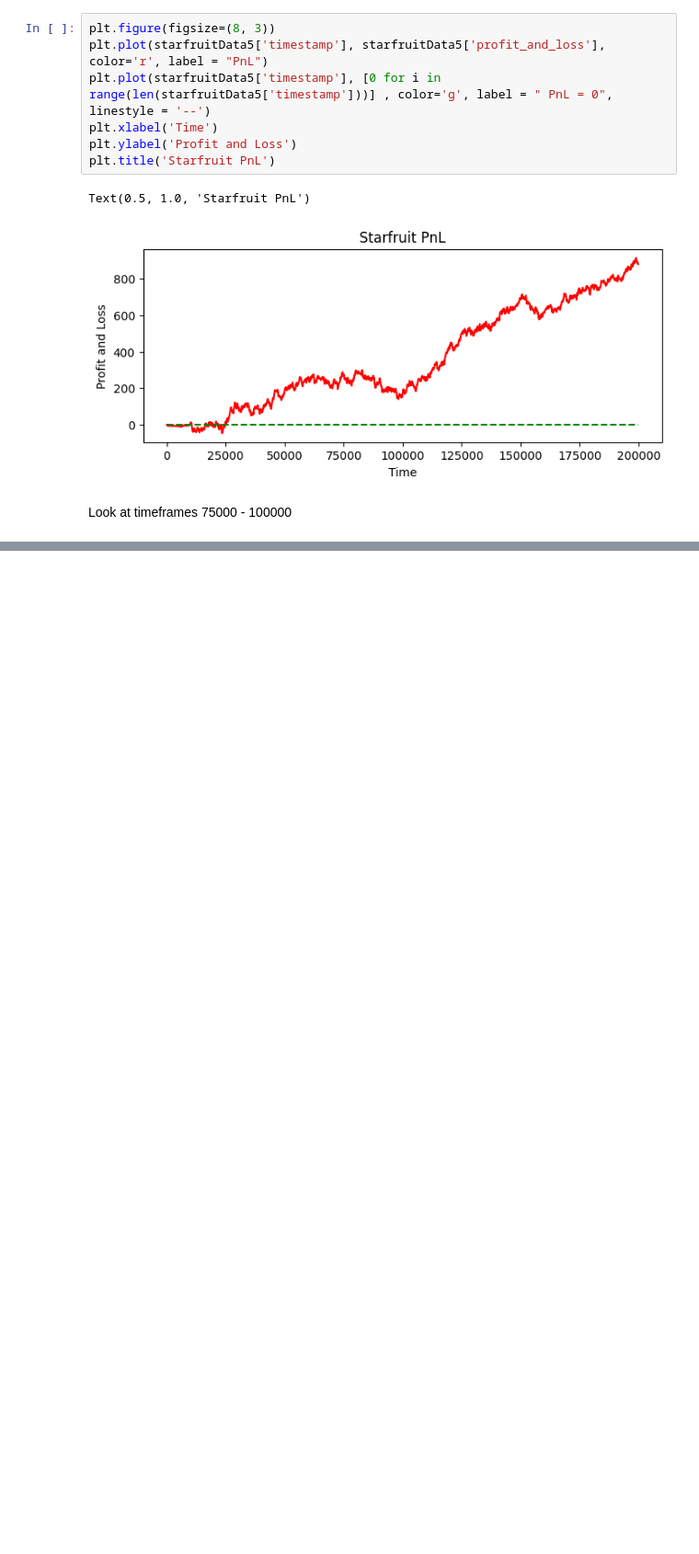
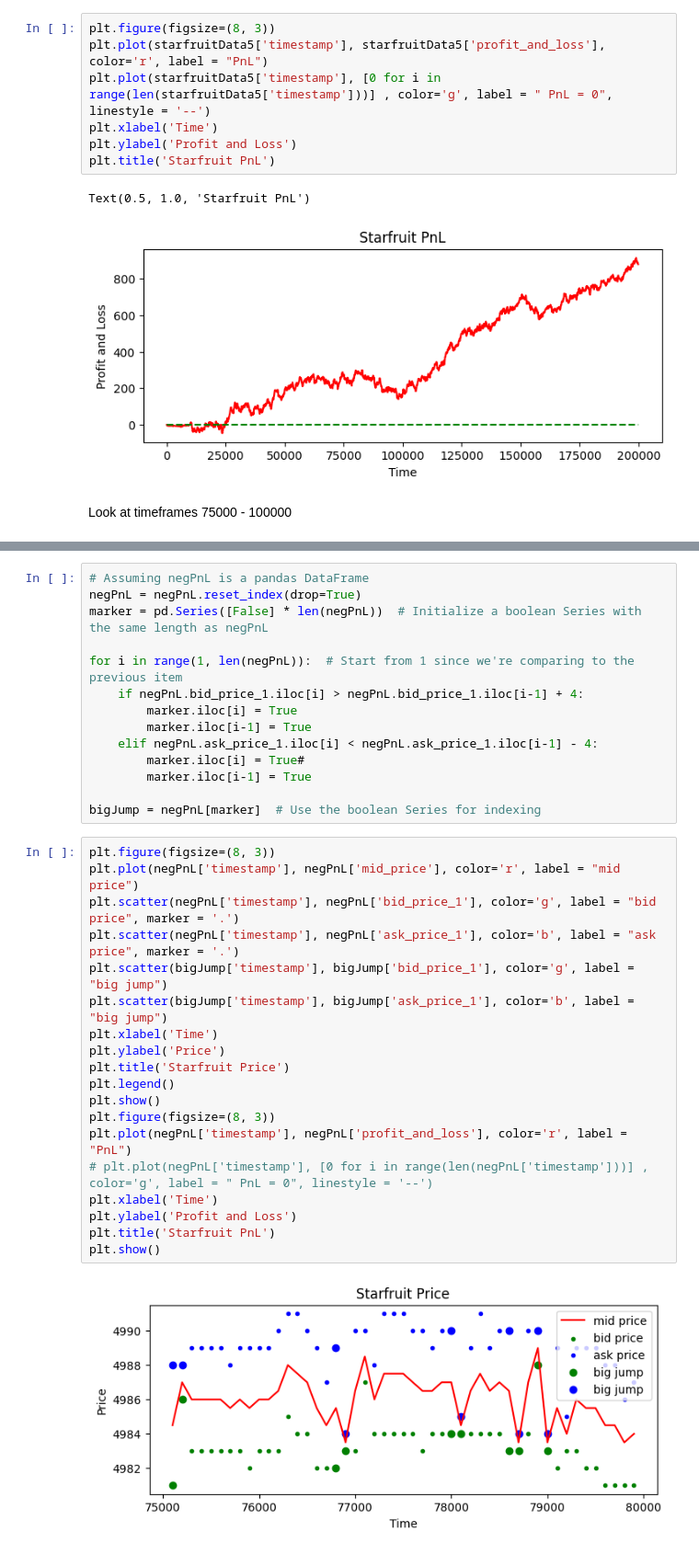
Before and after one commit to dakshox/Prosperity, a Jupyter notebook: tutorial-round/daksh-work/activity_analysis.ipynb, the cells around one changed output, grey strips where cells are left out. Shown: that part at 92% size. Drawn from its saved outputs; the diff is of its cells as text; blank space fills up the shorter version.

```diff
--- a/tutorial-round/daksh-work/activity_analysis.ipynb
+++ b/tutorial-round/daksh-work/activity_analysis.ipynb
@@ -185,0 +196,35 @@ negPnL.head()
+# %%
+# Assuming negPnL is a pandas DataFrame
+negPnL = negPnL.reset_index(drop=True)
+marker = pd.Series([False] * len(negPnL))  # Initialize a boolean Series with the same length as negPnL
+
+for i in range(1, len(negPnL)):  # Start from 1 since we're comparing to the previous item
+    if negPnL.bid_price_1.iloc[i] > negPnL.bid_price_1.iloc[i-1] + 4:
+        marker.iloc[i] = True
+        marker.iloc[i-1] = True
+    elif negPnL.ask_price_1.iloc[i] < negPnL.ask_price_1.iloc[i-1] - 4:
+        marker.iloc[i] = True#
+        marker.iloc[i-1] = True
+
+bigJump = negPnL[marker]  # Use the boolean Series for indexing
+# %%
+plt.figure(figsize=(8, 3))
+plt.plot(negPnL['timestamp'], negPnL['mid_price'], color='r', label = "mid price")
+plt.scatter(negPnL['timestamp'], negPnL['bid_price_1'], color='g', label = "bid price", marker = '.')
+plt.scatter(negPnL['timestamp'], negPnL['ask_price_1'], color='b', label = "ask price", marker = '.')
+plt.scatter(bigJump['timestamp'], bigJump['bid_price_1'], color='g', label = "big jump")
+plt.scatter(bigJump['timestamp'], bigJump['ask_price_1'], color='b', label = "big jump")
+plt.xlabel('Time')
+plt.ylabel('Price')
+plt.title('Starfruit Price')
+plt.legend()
+plt.show()
+plt.figure(figsize=(8, 3))
+plt.plot(negPnL['timestamp'], negPnL['profit_and_loss'], color='r', label = "PnL")
+# plt.plot(negPnL['timestamp'], [0 for i in range(len(negPnL['timestamp']))] , color='g', label = " PnL = 0", linestyle = '--')
+plt.xlabel('Time')
+plt.ylabel('Profit and Loss')
+plt.title('Starfruit PnL')
+plt.show()
+# %% [output]
+[figure, added]
```
Also changed, not shown: parts of 3 cells of this notebook, 3 other files.
